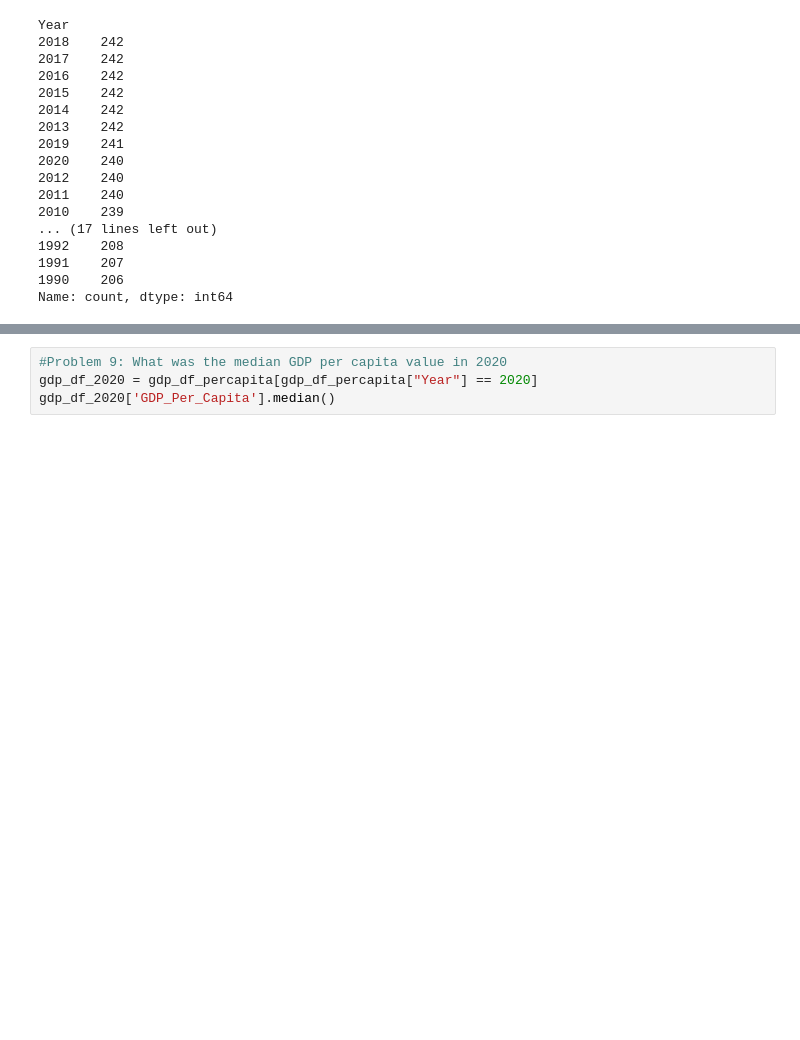
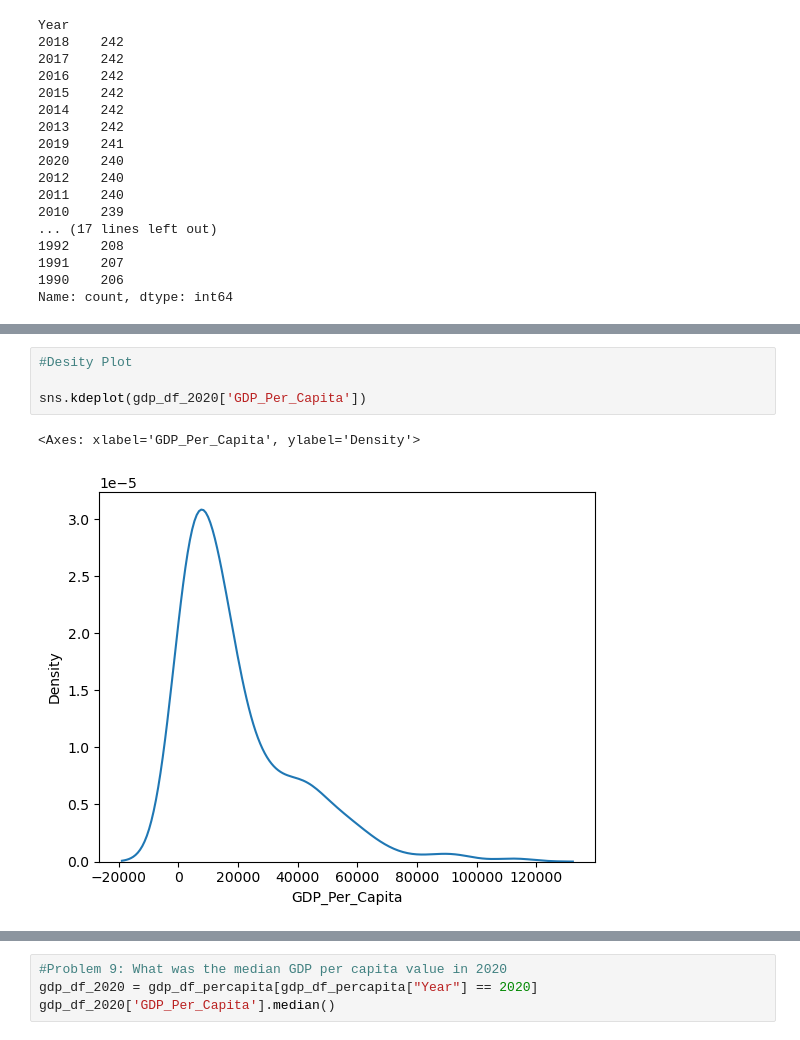
Before and after one commit to NSS-Full-Time-Data-Analytics-11/un-project-taylorfisher1012, a Jupyter notebook: notebooks/undata.ipynb, the cells around one changed output, grey strips where cells are left out. Cells and saved outputs as stored; diff of their text form; blank space fills up the shorter version.

```diff
--- a/notebooks/undata.ipynb
+++ b/notebooks/undata.ipynb
@@ -127,2 +142,9 @@ https://gist.github.com/mwaskom/de44147ed2974457ad6372750bbe5751
 <Axes: xlabel='GDP_Per_Capita'>
 [figure]
+# %%
+#Desity Plot
+
+sns.kdeplot(gdp_df_2020['GDP_Per_Capita'])
+# %% [output]
+<Axes: xlabel='GDP_Per_Capita', ylabel='Density'>
+[figure, added]
```
Also changed, not shown: parts of 19 cells of this notebook.
